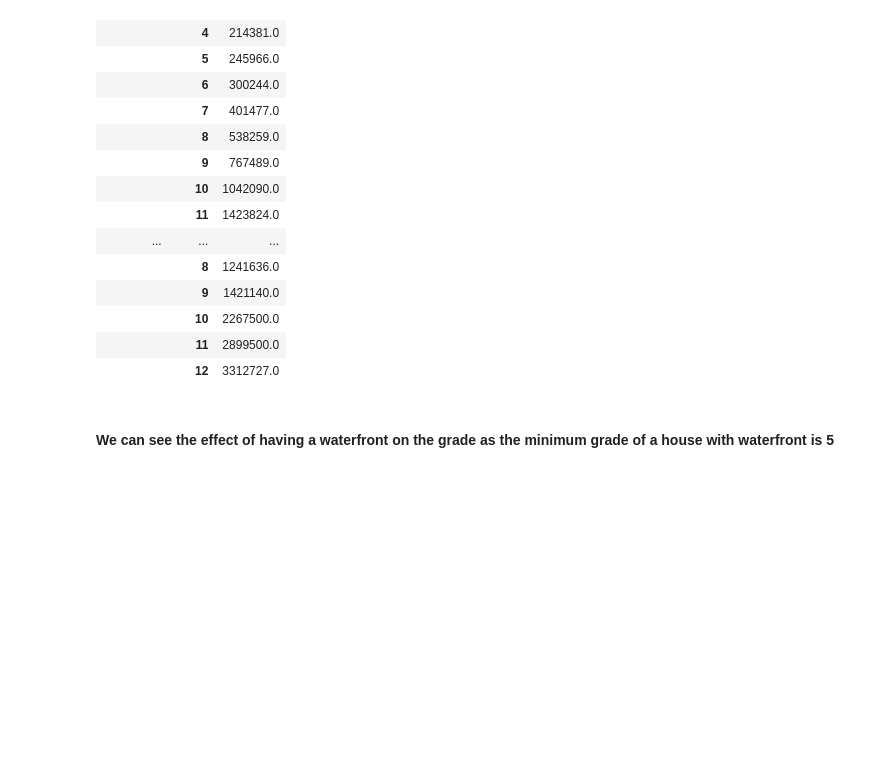
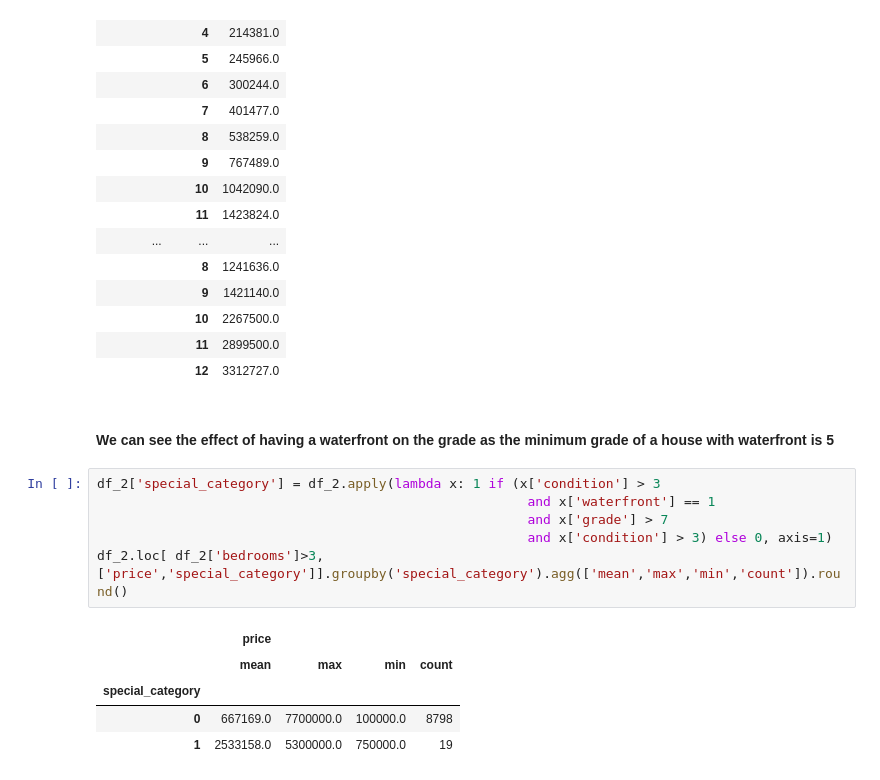
Before and after one commit to MuhamdAlMasri/Final-Assignment, a Jupyter notebook: final_assign.ipynb, the cells around one changed output. Cells and saved outputs as stored; diff of their text form; blank space fills up the shorter version.

```diff
--- a/final_assign.ipynb
+++ b/final_assign.ipynb
@@ -215,3 +215,15 @@ df_2[['waterfront','grade','price']].groupby(['waterfront','grade']).mean().roun
 |  | 12 | 3312727.0 |
 # %% [markdown]
 #### We can see the effect of having a waterfront on the grade as the minimum grade of a house with waterfront is 5
+# %%
+df_2['special_category'] = df_2.apply(lambda x: 1 if (x['condition'] > 3
+                                                       and x['waterfront'] == 1
+                                                       and x['grade'] > 7
+                                                       and x['condition'] > 3) else 0, axis=1)
+df_2.loc[ df_2['bedrooms']>3,['price','special_category']].groupby('special_category').agg(['mean','max','min','count']).round()
+# %% [output]
+|  | price |  |  |  |
+|  | mean | max | min | count |
+| special_category |  |  |  |  |
+| 0 | 667169.0 | 7700000.0 | 100000.0 | 8798 |
+| 1 | 2533158.0 | 5300000.0 | 750000.0 | 19 |
```
Also changed, not shown: parts of 4 cells of this notebook.
